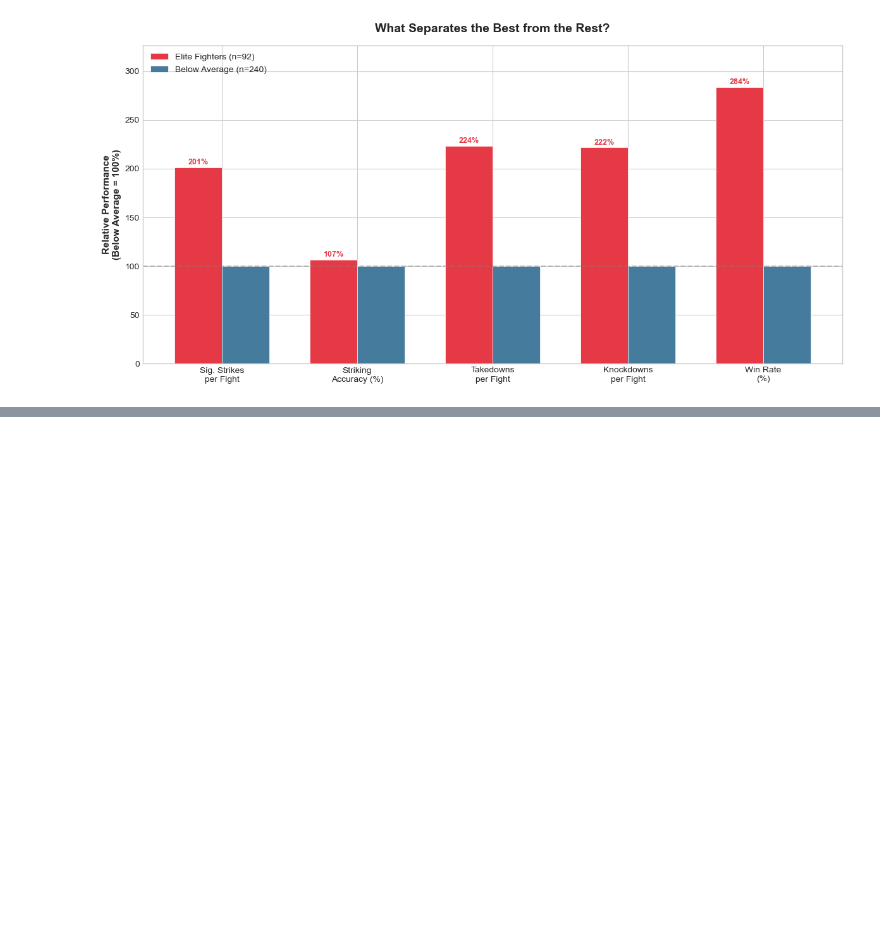
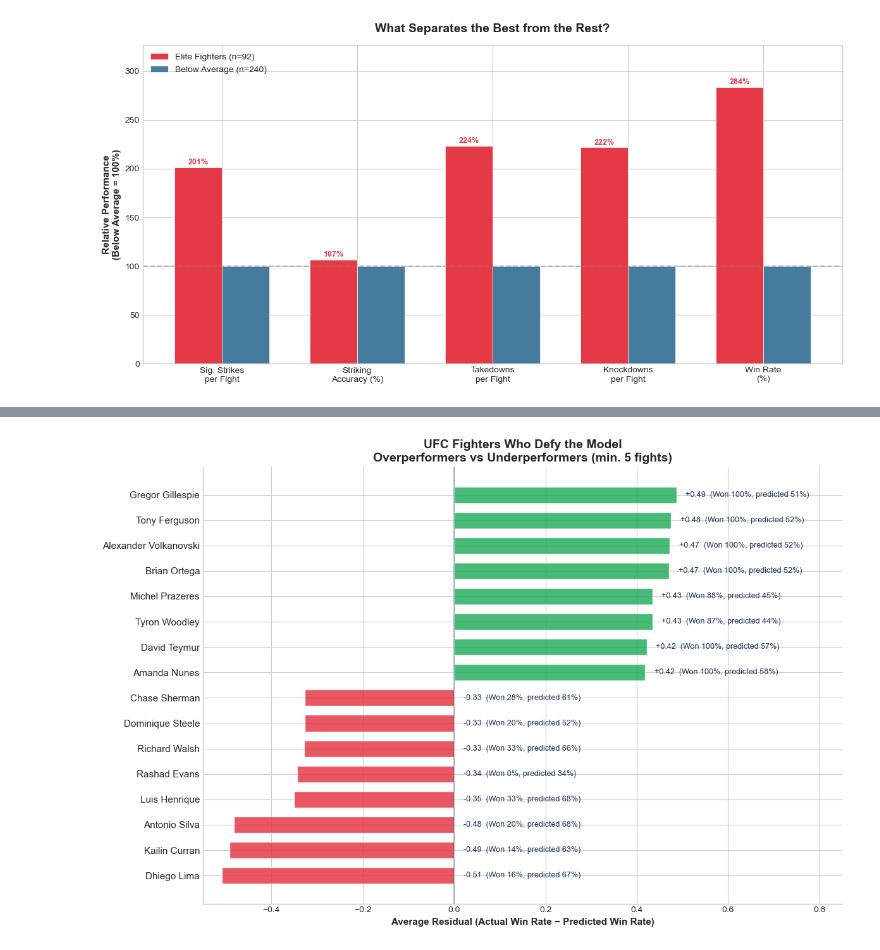
Before and after one commit to wilmshurstnoah-ux/ufc-analysis, a Jupyter notebook: blog.ipynb, the cells around one changed output, grey strips where cells are left out. Saved outputs shown, nothing was run; the diff lists cells and outputs as text; code cells hidden in the pictures; blank space fills up the shorter version.

```diff
--- a/blog.ipynb
+++ b/blog.ipynb
@@ -484,0 +838,44 @@ So far we've established the "what": volume and finishing ability separate winne
+# %%
+# ── Plot 6: Overperformers vs Underperformers ──
+
+n_show = 8  # top and bottom 8
+top = pd.concat([fighter_stats.head(n_show),
+                 fighter_stats.tail(n_show)])
+top = top.sort_values('avg_residual', ascending=True)
+
+fig, ax = plt.subplots(figsize=(12, 8))
+
+colors = ['#27AE60' if r > 0 else COLORS['primary']
+          for r in top['avg_residual']]
+
+ax.barh(range(len(top)), top['avg_residual'],
+        color=colors, edgecolor='white', height=0.65, alpha=0.85)
+
+ax.set_yticks(range(len(top)))
+ax.set_yticklabels(top['fighter'], fontsize=11)
+ax.axvline(x=0, color=COLORS['dark'], linewidth=1.2, alpha=0.4)
+ax.set_xlabel('Average Residual (Actual Win Rate − Predicted Win Rate)',
+              fontsize=11, fontweight='bold')
+ax.set_title('UFC Fighters Who Defy the Model\n'
+             'Overperformers vs Underperformers (min. 5 fights)',
+             fontsize=14, fontweight='bold')
+
+# Labels showing actual vs predicted win rates
+for i, (_, row) in enumerate(top.iterrows()):
+    wr = int(row['avg_win_rate'] * 100)
+    pred = int(row['avg_predicted'] * 100)
+    sign = '+' if row['avg_residual'] > 0 else ''
+    label = f"{sign}{row['avg_residual']:.2f}  (Won {wr}%, predicted {pred}%)"
+    x_pos = max(row['avg_residual'], 0) + 0.02
+    ax.text(x_pos, i, label, va='center', ha='left', fontsize=9,
+            color=COLORS['dark'])
+
+ax.set_xlim(-0.55, 0.85)
+ax.spines['top'].set_visible(False)
+ax.spines['right'].set_visible(False)
+plt.tight_layout()
+plt.savefig('output/figures/plot6_outlier_fighters.png',
+            dpi=150, bbox_inches='tight')
+plt.show()
+# %% [output]
+[figure, added]
```
Also changed, not shown: parts of 13 cells of this notebook, 5 other files.
